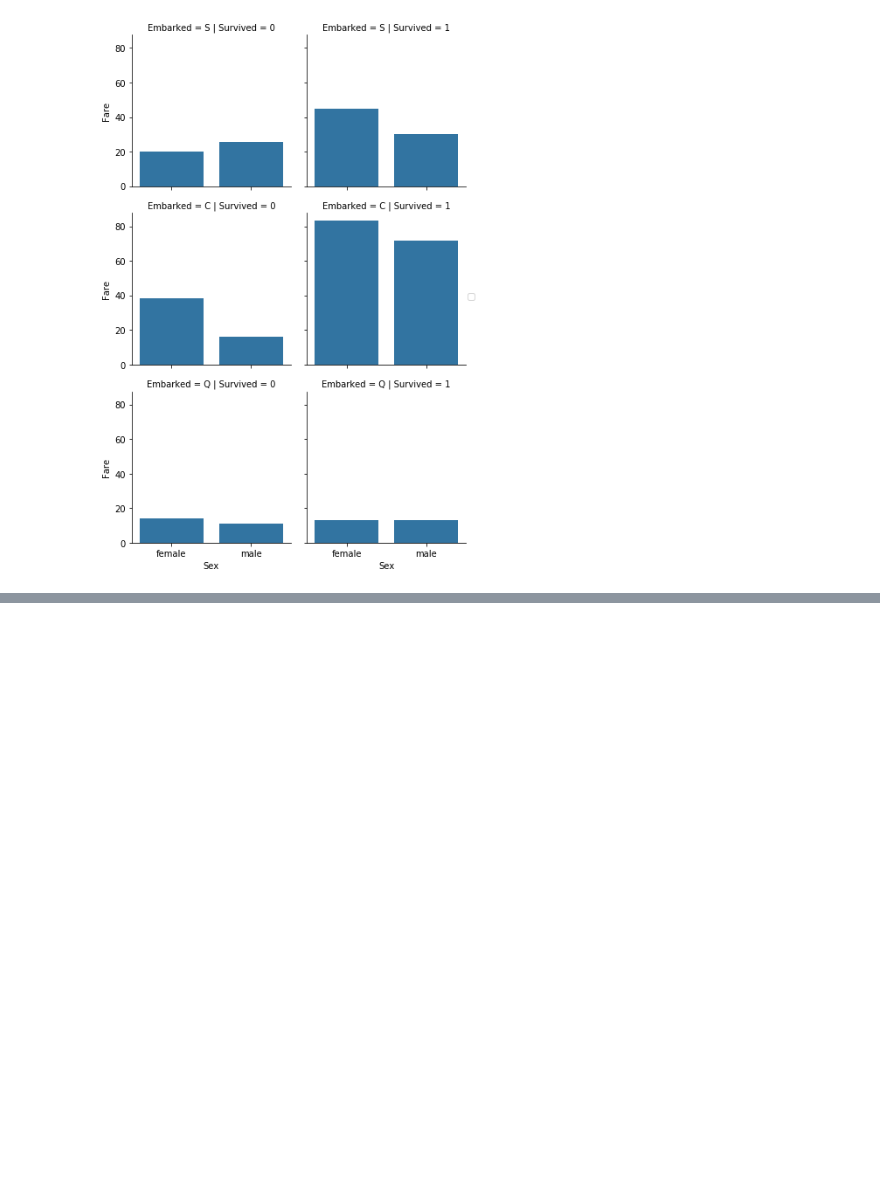
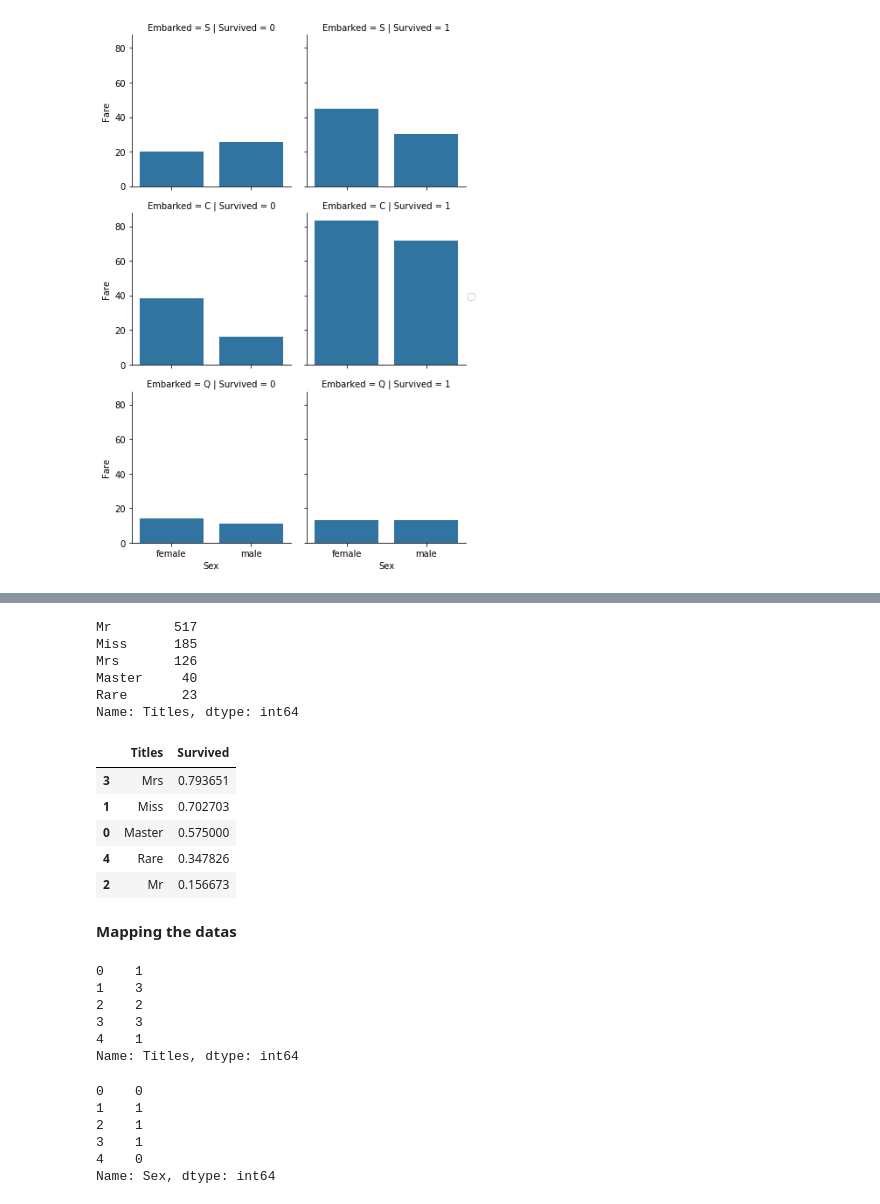
Before and after one commit to suyogdahal/Data-Science, a Jupyter notebook: KaggleTitanic/KaggleTitanic.ipynb, the cells around one changed output, grey strips where cells are left out. Cells and saved outputs as stored; diff of their text form; code cells hidden in the pictures; blank space fills up the shorter version.

```diff
--- a/KaggleTitanic/KaggleTitanic.ipynb
+++ b/KaggleTitanic/KaggleTitanic.ipynb
@@ -177,0 +252,3 @@ grid.add_legend()
+# %%
+train_df['Titles'].replace(to_replace=['Lady','Sir','Don','Jonkheer','Capt','Dr','Major','Countess','Rev','Col'],value='Rare',inplace=True)
+test_df['Titles'].replace(to_replace=['Lady','Sir','Don','Jonkheer','Capt','Dr','Major','Countess','Rev','Col'],value='Rare',inplace=True)
@@ -177,0 +267,40 @@ grid.add_legend()
+# %%
+#replacing common titles but written in different language
+train_df['Titles'].replace(to_replace=['Mlle','Ms'],value='Miss',inplace=True)
+train_df['Titles'].replace(to_replace=['Mme'],value='Mrs',inplace=True)
+test_df['Titles'].replace(to_replace=['Mlle','Ms'],value='Miss',inplace=True)
+test_df['Titles'].replace(to_replace=['Mme'],value='Mrs',inplace=True)
+# %%
+train_df['Titles'].value_counts()
+# %% [output]
+Mr        517
+Miss      185
+Mrs       126
+Master     40
+Rare       23
+Name: Titles, dtype: int64
+# %%
+train_df[['Titles','Survived']].groupby(['Titles'],as_index=False).mean().sort_values(by=['Survived'],ascending=False)
+# %% [output]
+|  | Titles | Survived |
+| 3 | Mrs | 0.793651 |
+| 1 | Miss | 0.702703 |
+| 0 | Master | 0.575000 |
+| 4 | Rare | 0.347826 |
+| 2 | Mr | 0.156673 |
+# %% [markdown]
+**Mapping the datas**
+# %%
+#mapping titles
+title_mapping = {"Mr":1 , "Miss":2 , "Mrs":3 ,"Master":4 , "Rare":5}
+for dataset in combine:
+    dataset['Titles'] = dataset['Titles'].map(title_mapping)
+    dataset['Titles'] = dataset['Titles'].fillna(0)
+train_df['Titles'].head()
+# %% [output]
+0    1
+1    3
+2    2
+3    3
+4    1
+Name: Titles, dtype: int64
@@ -177,0 +312,9 @@ grid.add_legend()
+# %%
+train_df['Sex'].head()
+# %% [output]
+0    0
+1    1
+2    1
+3    1
+4    0
+Name: Sex, dtype: int64
```
Also changed, not shown: parts of 37 cells of this notebook, 1 other file.
